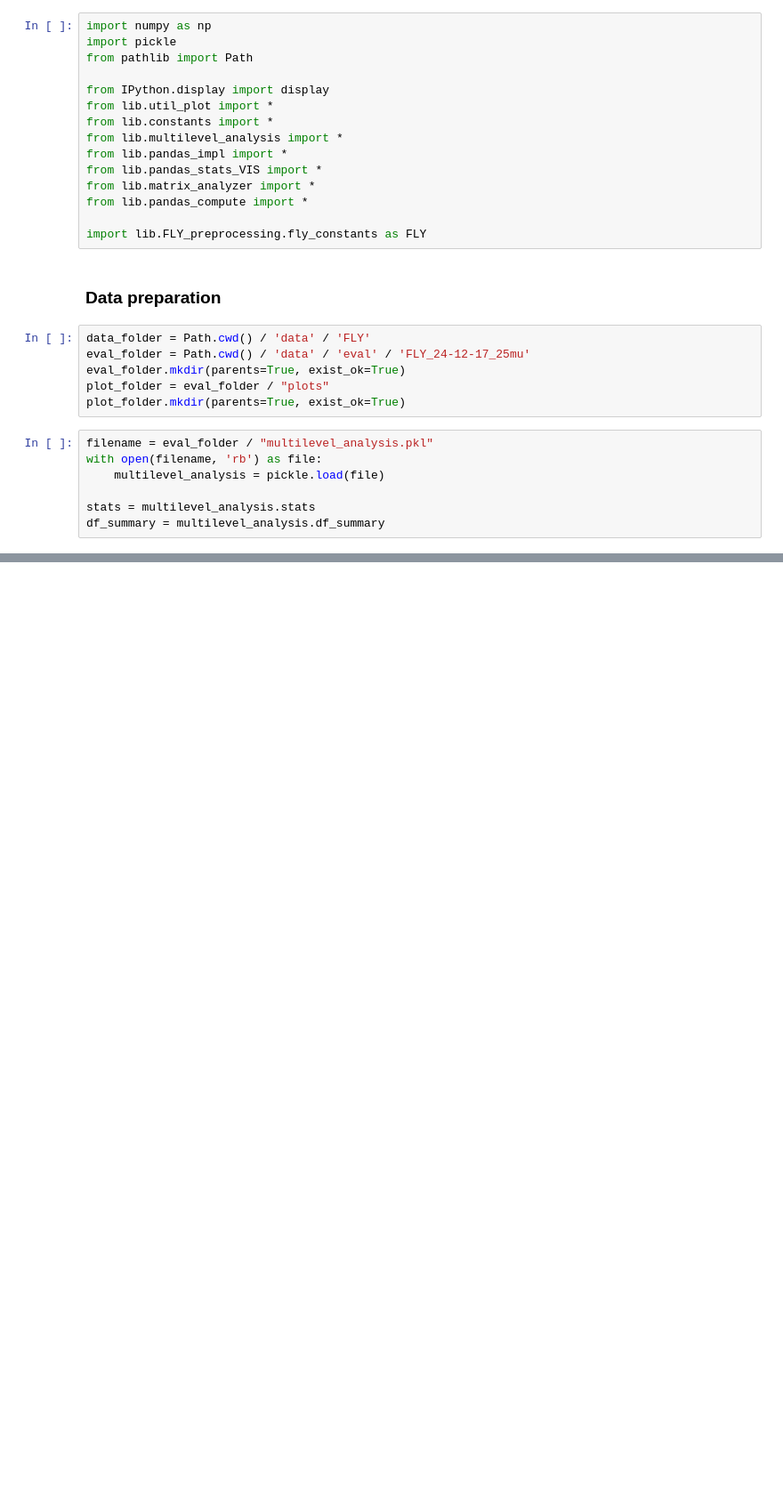
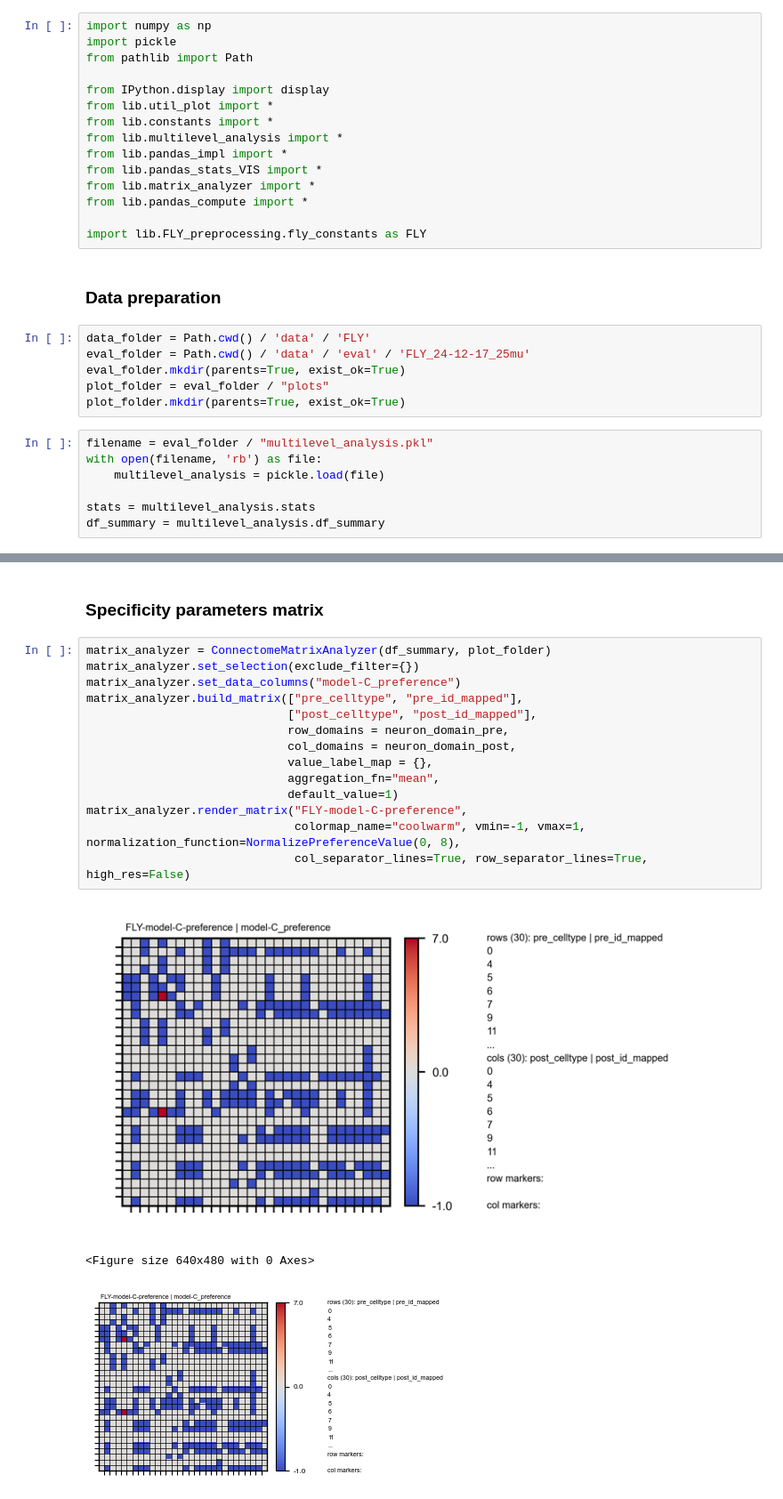
Before and after one commit to philippHarth/hackathon-mainz, a Jupyter notebook: FLY_analysis.ipynb, the cells around one changed output, grey strips where cells are left out. Shown: that part at 89% size. Drawn from its saved outputs; the diff is of its cells as text; blank space fills up the shorter version.

```diff
--- a/FLY_analysis.ipynb
+++ b/FLY_analysis.ipynb
@@ -514,0 +80,20 @@ display(img)
+# %% [markdown]
+### Specificity parameters matrix
+# %%
+matrix_analyzer = ConnectomeMatrixAnalyzer(df_summary, plot_folder)
+matrix_analyzer.set_selection(exclude_filter={})
+matrix_analyzer.set_data_columns("model-C_preference")
+matrix_analyzer.build_matrix(["pre_celltype", "pre_id_mapped"],
+                             ["post_celltype", "post_id_mapped"],
+                             row_domains = neuron_domain_pre,
+                             col_domains = neuron_domain_post,
+                             value_label_map = {},
+                             aggregation_fn="mean",
+                             default_value=1)
+matrix_analyzer.render_matrix("FLY-model-C-preference",
+                              colormap_name="coolwarm", vmin=-1, vmax=1, normalization_function=NormalizePreferenceValue(0, 8),
+                              col_separator_lines=True, row_separator_lines=True, high_res=False)
+# %% [output]
+[figure, added]
+<Figure size 640x480 with 0 Axes>
+[figure, added]
```
Also changed, not shown: parts of 44 cells of this notebook, 3 other files.
